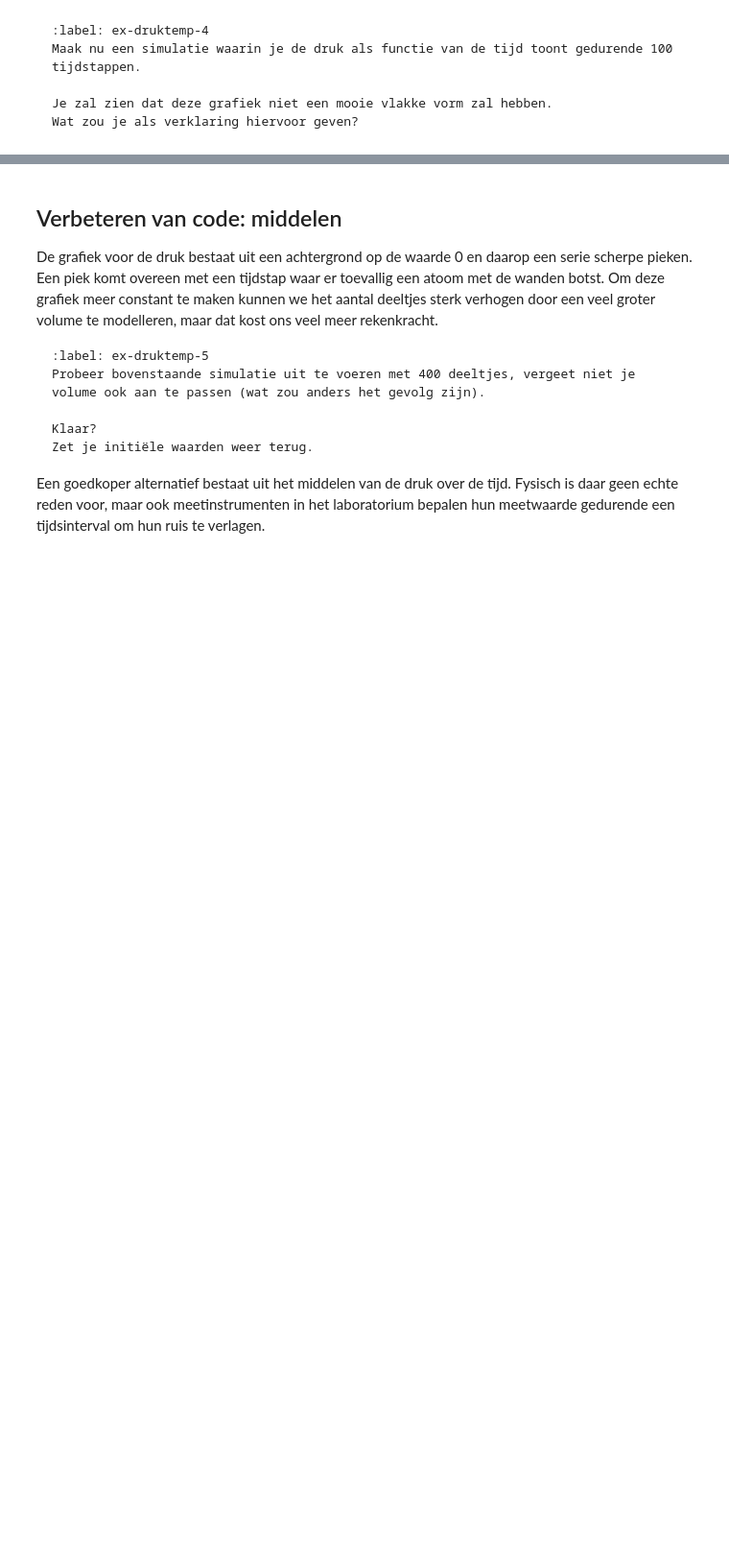
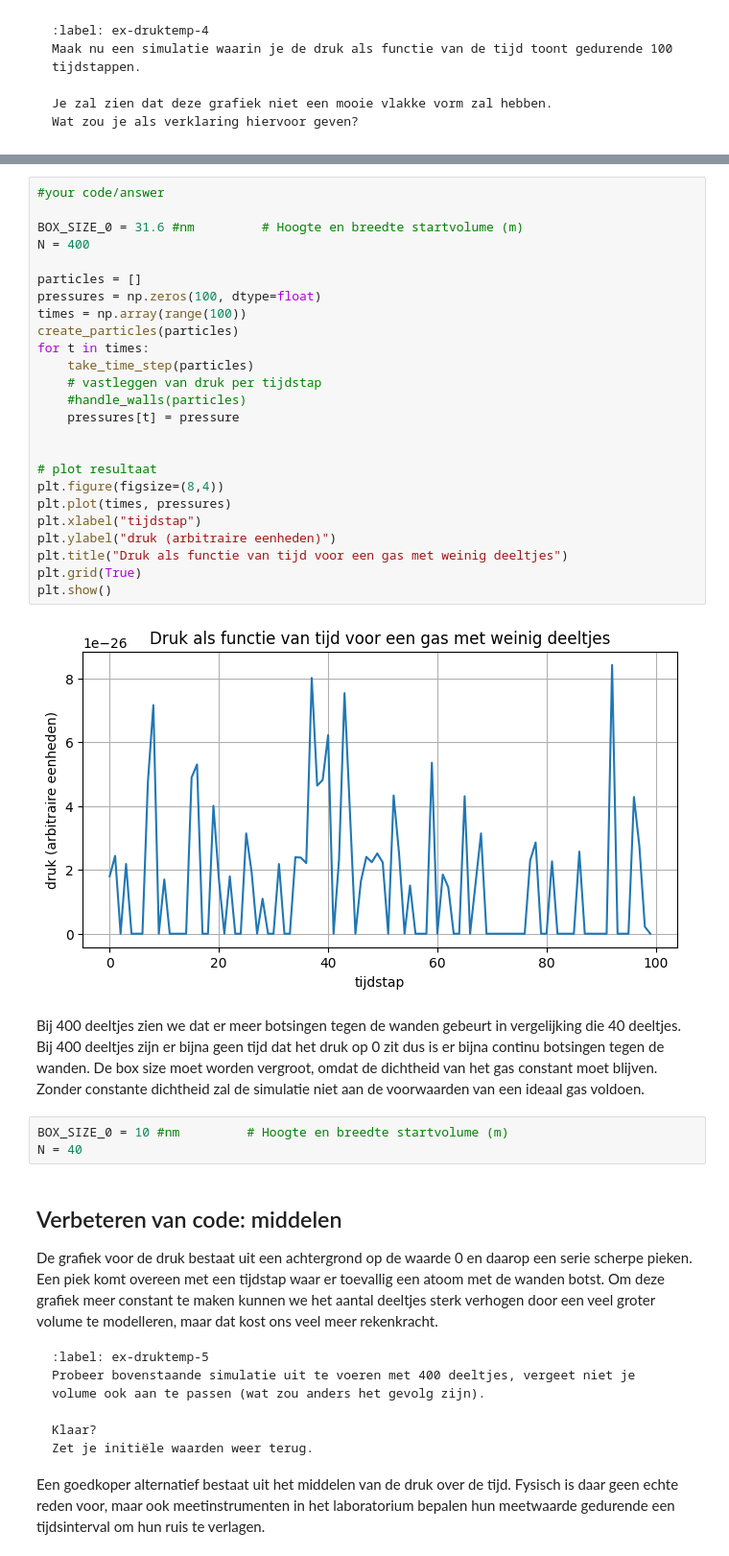
Before and after one commit to swerleman/IP2-Portfolio, a Jupyter notebook: Content/PySim/5_druktemp.ipynb, the cells around one changed output, grey strips where cells are left out. Shown at 96% size. Cells and saved outputs as stored; diff of their text form; blank space fills up the shorter version.

```diff
--- a/Content/PySim/5_druktemp.ipynb
+++ b/Content/PySim/5_druktemp.ipynb
@@ -331,3 +344,35 @@ Wat zou je als verklaring hiervoor geven?
+# %%
+#your code/answer
+
+BOX_SIZE_0 = 31.6 #nm         # Hoogte en breedte startvolume (m)
+N = 400
+
+particles = []
+pressures = np.zeros(100, dtype=float)
+times = np.array(range(100))
+create_particles(particles)
+for t in times:
+    take_time_step(particles)
+    # vastleggen van druk per tijdstap
+    #handle_walls(particles)
+    pressures[t] = pressure
+
+
+# plot resultaat
+plt.figure(figsize=(8,4))
+plt.plot(times, pressures)
+plt.xlabel("tijdstap")
+plt.ylabel("druk (arbitraire eenheden)")
+plt.title("Druk als functie van tijd voor een gas met weinig deeltjes")
+plt.grid(True)
+plt.show()
+# %% [output]
+[figure, added]
+# %% [markdown]
+Bij 400 deeltjes zien we dat er meer botsingen tegen de wanden gebeurt in vergelijking die 40 deeltjes. Bij 400 deeltjes zijn er bijna geen tijd dat het druk op 0 zit dus is er bijna continu botsingen tegen de wanden. De box size moet worden vergroot, omdat de dichtheid van het gas constant moet blijven. Zonder constante dichtheid zal de simulatie niet aan de voorwaarden van een ideaal gas voldoen.
+# %%
+BOX_SIZE_0 = 10 #nm         # Hoogte en breedte startvolume (m)
+N = 40
 # %% [markdown]
 ## Verbeteren van code: middelen
 
```
Also changed, not shown: parts of 14 cells of this notebook.
